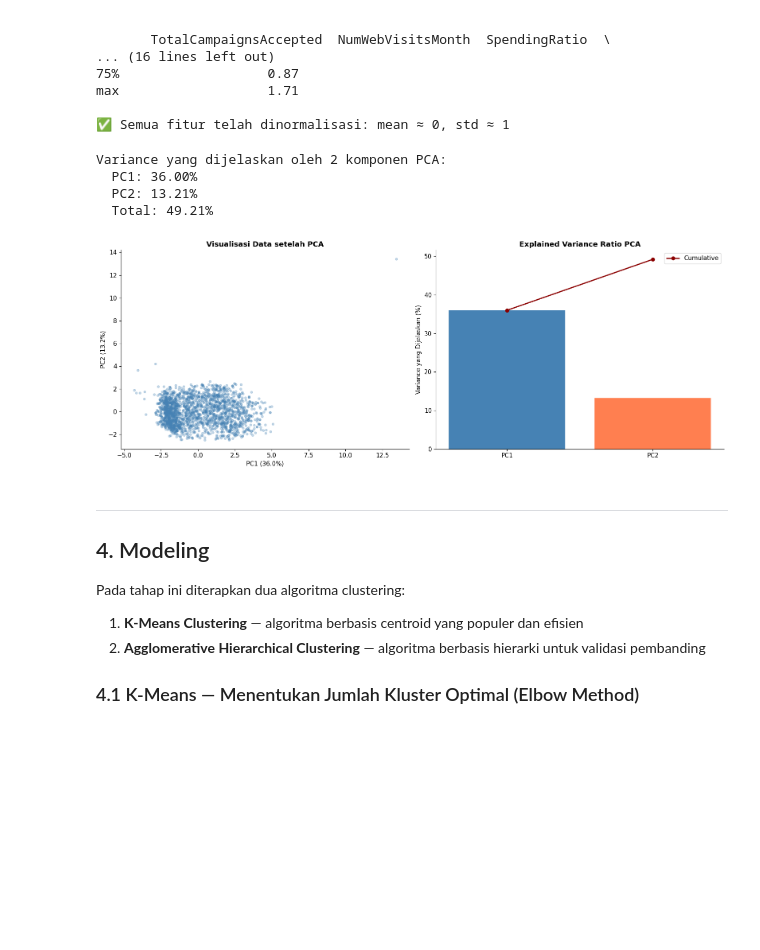
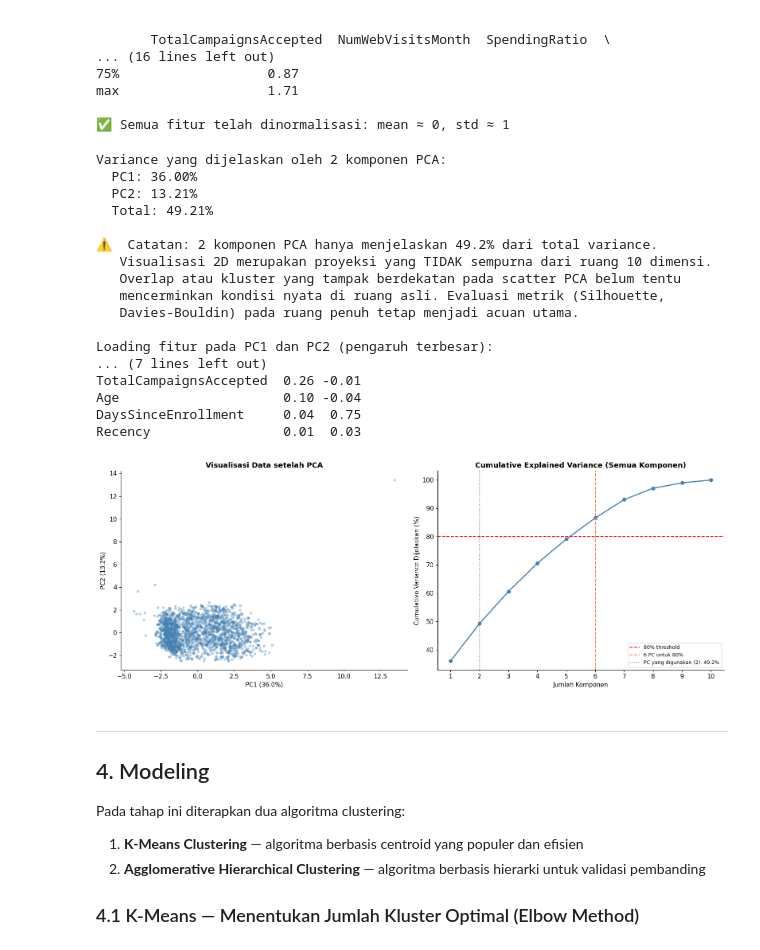
Before and after one commit to RadityaRizqullah/customer-clustering, a Jupyter notebook: customer_segmentation_crisp_dm.ipynb, the cells around one changed output. Drawn from its saved outputs; the diff is of its cells as text; code cells hidden in the pictures; blank space fills up the shorter version.

```diff
--- a/customer_segmentation_crisp_dm.ipynb
+++ b/customer_segmentation_crisp_dm.ipynb
@@ -542,10 +527,11 @@ print("=" * 55)
 
 shape_before = df.shape[0]
 
-# Hapus usia yang tidak masuk akal (> 90 tahun)
+# Hapus usia yang tidak masuk akal (> 90 tahun per tahun referensi 2014)
+# Ini menangkap entri error seperti Year_Birth=1893 yang ada di dataset asli
 age_outlier = df[df['Age'] > 90].shape[0]
 df = df[df['Age'] <= 90]
-print(f"Baris dihapus (Usia > 90): {age_outlier}")
+print(f"Baris dihapus (Usia > 90 tahun): {age_outlier}")
 
 # Hapus Income yang sangat ekstrim (> 99th percentile)
 income_99 = df['Income'].quantile(0.99)
@@ -554,10 +540,15 @@ df = df[df['Income'] <= income_99]
 print(f"Baris dihapus (Income > 99th percentile = ${income_99:,.0f}): {income_outlier}")
 
 shape_after = df.shape[0]
-print(f"\nShape sebelum cleaning outlier: {shape_before:,}")
-print(f"Shape setelah cleaning outlier: {shape_after:,}")
-print(f"Total baris dihapus: {shape_before - shape_after}")
-df.reset_index(drop=True, inplace=True)
+print(f"\nShape sebelum cleaning outlier : {shape_before:,}")
+print(f"Shape setelah cleaning outlier : {shape_after:,}")
+print(f"Total baris dihapus            : {shape_before - shape_after}")
+
+df = df.reset_index(drop=True)
+
+# Verifikasi tidak ada nilai negatif pada fitur spending/purchases
+spending_check = df[spending_cols + purchase_cols].lt(0).sum().sum()
+print(f"\nCek nilai negatif pada spending/purchases: {spending_check} → {'✅ Tidak ada' if spending_check == 0 else '⚠️ Perlu diperiksa'}")
 # %% [output]
 =======================================================
 PENANGANAN OUTLIER
@@ -647,47 +640,80 @@ max                   1.71
 ✅ Semua fitur telah dinormalisasi: mean ≈ 0, std ≈ 1
 # %%
 # ── 3.6 PCA untuk Reduksi Dimensi (Visualisasi) ──────────────
-# PCA digunakan hanya untuk VISUALISASI cluster 2D, bukan untuk clustering
+# PCA digunakan HANYA untuk visualisasi cluster 2D, BUKAN sebagai input clustering.
+# Clustering dilakukan pada seluruh 10 fitur yang telah di-scale.
 
 pca = PCA(n_components=2, random_state=42)
 X_pca = pca.fit_transform(X_scaled)
 
+total_var = sum(pca.explained_variance_ratio_) * 100
 print("Variance yang dijelaskan oleh 2 komponen PCA:")
 print(f"  PC1: {pca.explained_variance_ratio_[0]*100:.2f}%")
 print(f"  PC2: {pca.explained_variance_ratio_[1]*100:.2f}%")
-print(f"  Total: {sum(pca.explained_variance_ratio_)*100:.2f}%")
+print(f"  Total: {total_var:.2f}%")
+
+if total_var < 60:
+    print(f"\n⚠️  Catatan: 2 komponen PCA hanya menjelaskan {total_var:.1f}% dari total variance.")
+    print("   Visualisasi 2D merupakan proyeksi yang TIDAK sempurna dari ruang 10 dimensi.")
+    print("   Overlap atau kluster yang tampak berdekatan pada scatter PCA belum tentu")
+    print("   mencerminkan kondisi nyata di ruang asli. Evaluasi metrik (Silhouette,")
+    print("   Davies-Bouldin) pada ruang penuh tetap menjadi acuan utama.")
+elif total_var < 80:
+    print(f"\n📌 Catatan: 2 komponen PCA menjelaskan {total_var:.1f}% variance.")
+    print("   Visualisasi 2D cukup representatif namun tidak menangkap semua informasi.")
 
 # Loading fitur
 pca_loading = pd.DataFrame(
     pca.components_.T,
     index=clustering_features,
     columns=['PC1', 'PC2']
 )
+print("\nLoading fitur pada PC1 dan PC2 (pengaruh terbesar):")
+print(pca_loading.sort_values('PC1', key=abs, ascending=False).round(3))
 
 fig, axes = plt.subplots(1, 2, figsize=(16, 6))
 
 # Visualisasi PCA scatter
 axes[0].scatter(X_pca[:, 0], X_pca[:, 1], alpha=0.3, s=15, c='steelblue')
 axes[0].set_xlabel(f'PC1 ({pca.explained_variance_ratio_[0]*100:.1f}%)')
 axes[0].set_ylabel(f'PC2 ({pca.explained_variance_ratio_[1]*100:.1f}%)')
 axes[0].set_title('Visualisasi Data setelah PCA', fontweight='bold')
 
-# Explained variance
-cumvar = np.cumsum(pca.explained_variance_ratio_) * 100
-axes[1].bar(['PC1', 'PC2'], pca.explained_variance_ratio_ * 100, color=['steelblue', 'coral'])
-axes[1].plot(['PC1', 'PC2'], cumvar, 'o-', color='darkred', linewidth=2, label='Cumulative')
-axes[1].set_ylabel('Variance yang Dijelaskan (%)')
-axes[1].set_title('Explained Variance Ratio PCA', fontweight='bold')
-axes[1].legend()
+# Full explained variance (semua komponen)
+pca_full = PCA(random_state=42).fit(X_scaled)
+cumvar_full = np.cumsum(pca_full.explained_variance_ratio_) * 100
+k_80 = np.argmax(cumvar_full >= 80) + 1
+axes[1].plot(range(1, len(cumvar_full)+1), cumvar_full, 'o-', color='steelblue', linewidth=2)
+axes[1].axhline(80, color='red', linestyle='--', linewidth=1.5, label='80% threshold')
+axes[1].axvline(k_80, color='coral', linestyle='--', linewidth=1.5, label=f'{k_80} PC untuk 80%')
+axes[1].axvline(2, color='grey', linestyle=':', linewidth=1.5, label=f'PC yang digunakan (2): {total_var:.1f}%')
+axes[1].set_xlabel('Jumlah Komponen')
+axes[1].set_ylabel('Cumulative Variance Dijelaskan (%)')
+axes[1].set_title('Cumulative Explained Variance (Semua Komponen)', fontweight='bold')
+axes[1].legend(fontsize=9)
+axes[1].set_xticks(range(1, len(cumvar_full)+1))
 
 plt.tight_layout()
 plt.show()
 # %% [output]
 Variance yang dijelaskan oleh 2 komponen PCA:
   PC1: 36.00%
   PC2: 13.21%
   Total: 49.21%
+
+⚠️  Catatan: 2 komponen PCA hanya menjelaskan 49.2% dari total variance.
+   Visualisasi 2D merupakan proyeksi yang TIDAK sempurna dari ruang 10 dimensi.
+   Overlap atau kluster yang tampak berdekatan pada scatter PCA belum tentu
+   mencerminkan kondisi nyata di ruang asli. Evaluasi metrik (Silhouette,
+   Davies-Bouldin) pada ruang penuh tetap menjadi acuan utama.
+
+Loading fitur pada PC1 dan PC2 (pengaruh terbesar):
+... (7 lines left out)
+TotalCampaignsAccepted  0.26 -0.01
+Age                     0.10 -0.04
+DaysSinceEnrollment     0.04  0.75
+Recency                 0.01  0.03
-[figure, old version]
+[figure, new version]
 # %% [markdown]
 ---
 ## 4. Modeling
```
Also changed, not shown: parts of 20 cells of this notebook.
